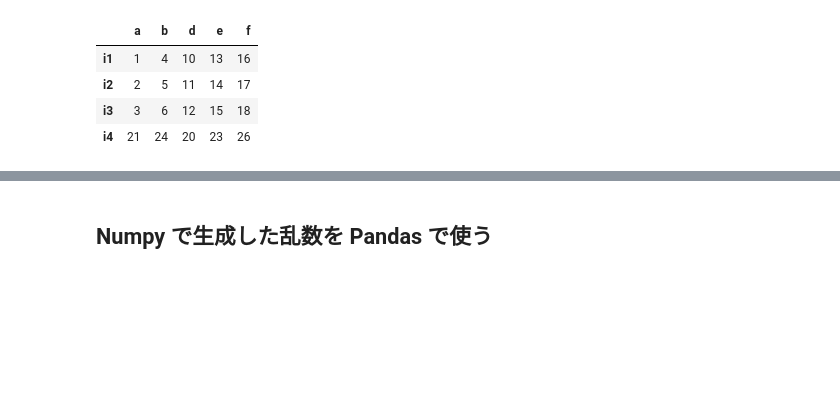
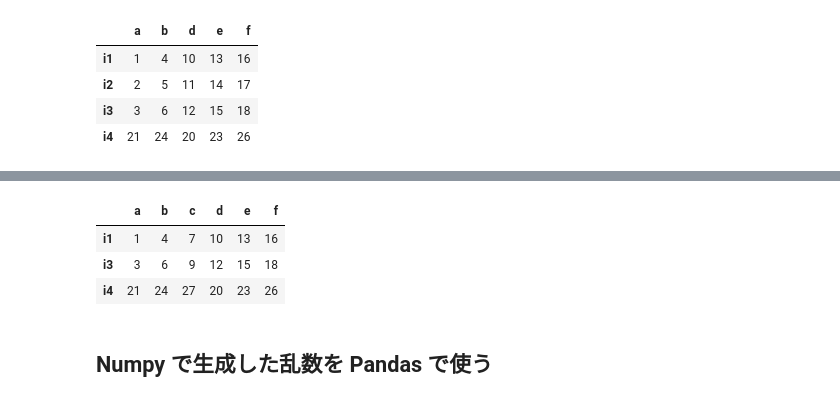
Before and after one commit to Koteraken/Experiment2017, a Jupyter notebook: UsingNumpyAndPandas.ipynb, the cells around one changed output, grey strips where cells are left out. Cells and saved outputs as stored; diff of their text form; code cells hidden in the pictures; blank space fills up the shorter version.

```diff
--- a/UsingNumpyAndPandas.ipynb
+++ b/UsingNumpyAndPandas.ipynb
@@ -168,3 +179,11 @@ df.iloc[:, [0,1,3,4,5]]
+# %%
+# 指定した行だけ除外する（この例では、２行目だけ除外しています）。
+df.drop('i2')
+# %% [output]
+|  | a | b | c | d | e | f |
+| i1 | 1 | 4 | 7 | 10 | 13 | 16 |
+| i3 | 3 | 6 | 9 | 12 | 15 | 18 |
+| i4 | 21 | 24 | 27 | 20 | 23 | 26 |
 # %% [markdown]
 ## Numpy で生成した乱数を Pandas で使う
 # %%
```
Also changed, not shown: parts of 42 cells of this notebook, 6 other files.
